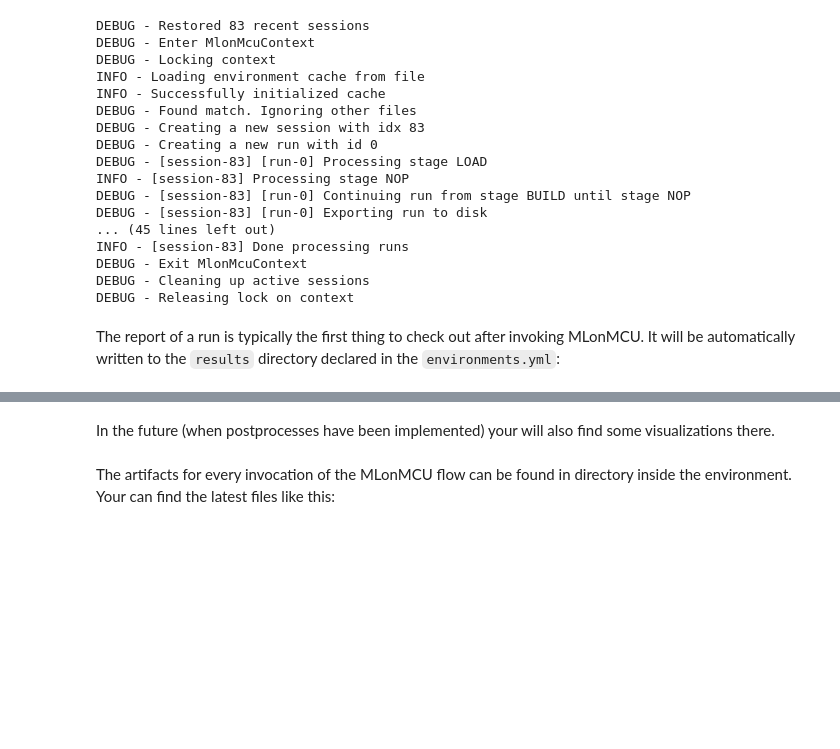
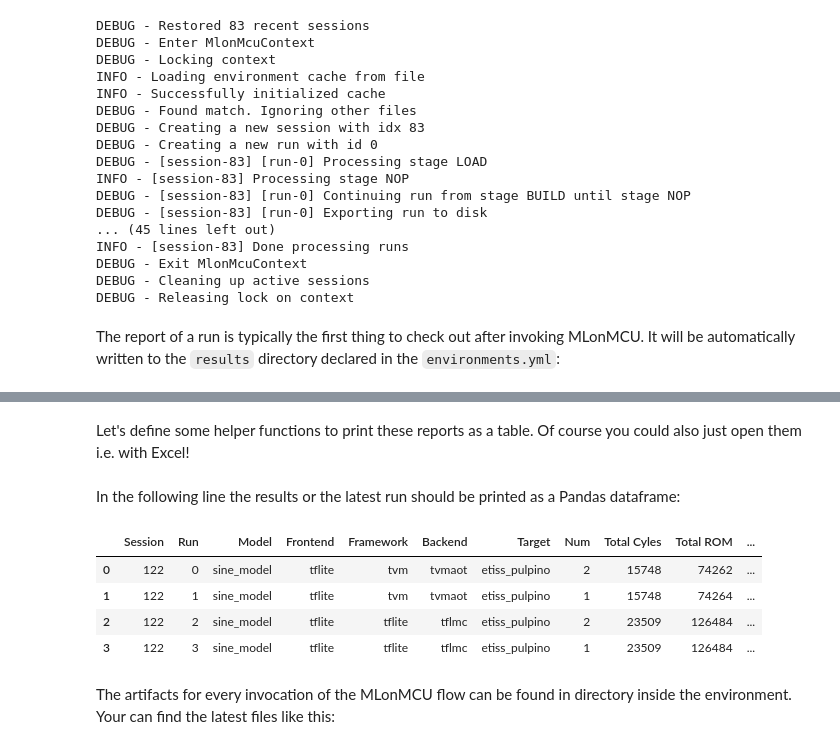
Before and after one commit to tum-ei-eda/mlonmcu, a Jupyter notebook: ipynb/Demo.ipynb, the cells around one changed output, grey strips where cells are left out. Drawn from its saved outputs; the diff is of its cells as text; code cells hidden in the pictures; blank space fills up the shorter version.

```diff
--- a/ipynb/Demo.ipynb
+++ b/ipynb/Demo.ipynb
@@ -271,5 +297,31 @@ Session,Run,Model,Frontend,Framework,Backend,Target,Total Cyles,Total ROM,Total
-# %% [markdown]
-In the future (when postprocesses have been implemented) your will also find some visualizations there.
+# %% [markdown]
+Let's define some helper functions to print these reports as a table. Of course you could also just open them i.e. with Excel!
+# %%
+import glob
+import os
+
+def find_newest_report():
+    home = os.getenv("MLONMCU_HOME")
+    list_of_files = glob.glob(os.path.join(home, "out", "*")) # * means all if need specific format then *.csv
+    latest_file = max(list_of_files, key=os.path.getctime)
+    return latest_file
+
+import pandas as pd
+
+def tabularize_latest_report():
+    report_file = find_newest_report()
+    df = pd.read_csv(report_file, sep=",")
+    return df
+# %% [markdown]
+In the following line the results or the latest run should be printed as a Pandas dataframe:
+# %%
+tabularize_latest_report()
+# %% [output]
+|  | Session | Run | Model | Frontend | Framework | Backend | Target | Num | Total Cyles | Total ROM | ... |
+| 0 | 122 | 0 | sine_model | tflite | tvm | tvmaot | etiss_pulpino | 2 | 15748 | 74262 | ... |
+| 1 | 122 | 1 | sine_model | tflite | tvm | tvmaot | etiss_pulpino | 1 | 15748 | 74264 | ... |
+| 2 | 122 | 2 | sine_model | tflite | tflite | tflmc | etiss_pulpino | 2 | 23509 | 126484 | ... |
+| 3 | 122 | 3 | sine_model | tflite | tflite | tflmc | etiss_pulpino | 1 | 23509 | 126484 | ... |
 # %% [markdown]
 The artifacts for every invocation of the MLonMCU flow can be found in directory inside the environment. Your can find the latest files like this:
 # %%
```
Also changed, not shown: parts of 6 cells of this notebook.
